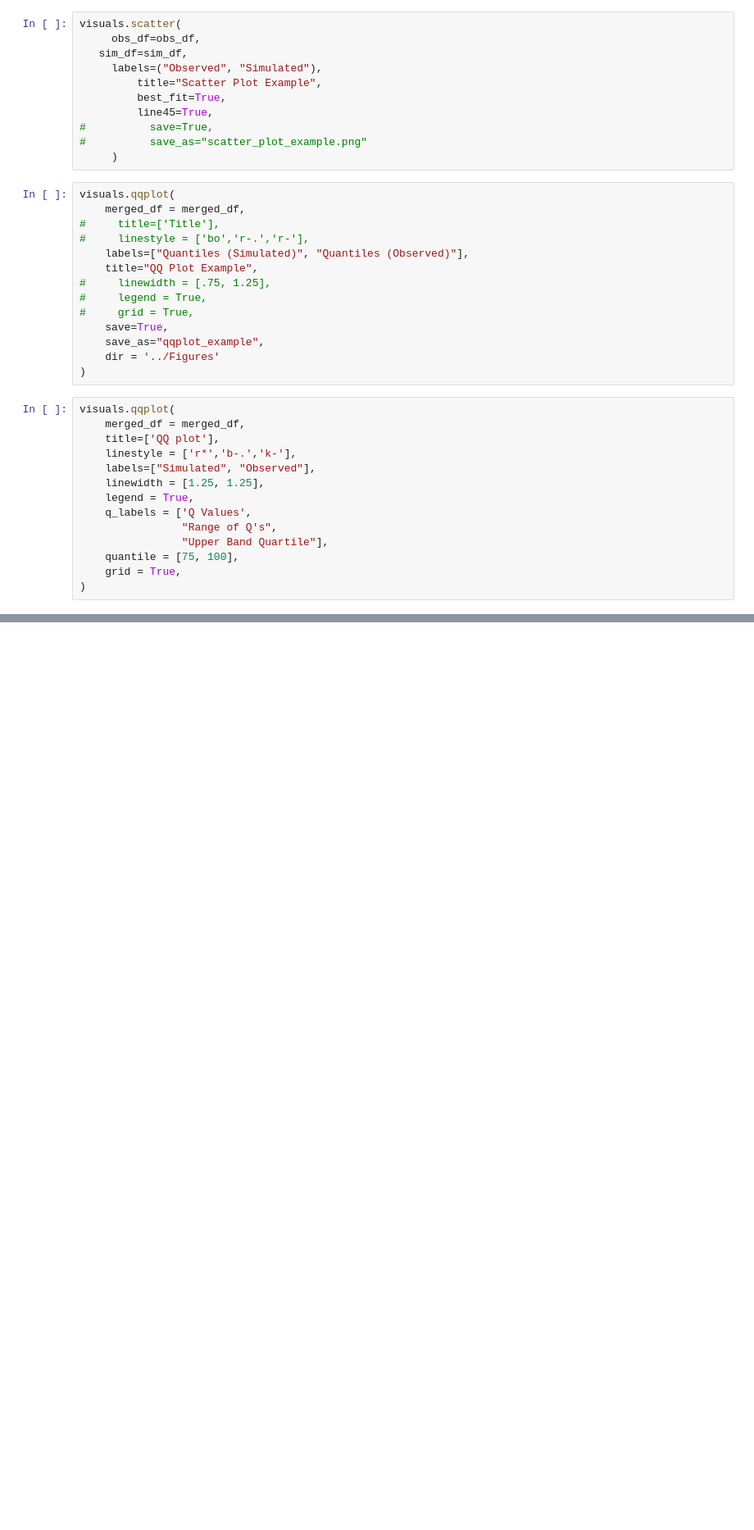
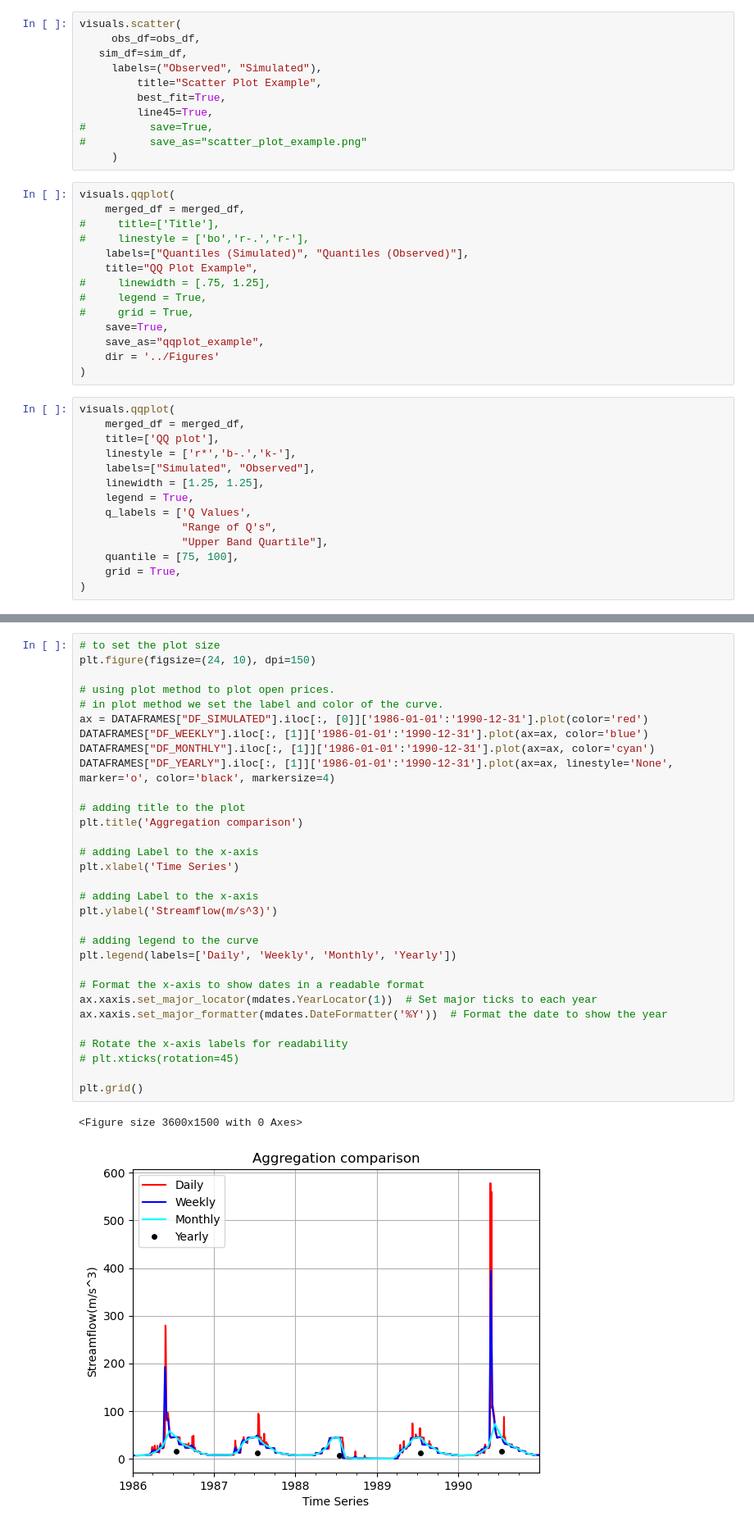
Before and after one commit to UchechukwuUdenze/NHS_PostProcessing, a Jupyter notebook: docs/source/notebooks/Examples.ipynb, the cells around one changed output, grey strips where cells are left out. Shown: that part at 82% size. Drawn from its saved outputs; the diff is of its cells as text; blank space fills up the shorter version.

```diff
--- a/docs/source/notebooks/Examples.ipynb
+++ b/docs/source/notebooks/Examples.ipynb
@@ -573,0 +681,34 @@ visuals.qqplot(
+# %%
+# to set the plot size
+plt.figure(figsize=(24, 10), dpi=150)
+
+# using plot method to plot open prices.
+# in plot method we set the label and color of the curve.
+ax = DATAFRAMES["DF_SIMULATED"].iloc[:, [0]]['1986-01-01':'1990-12-31'].plot(color='red')
+DATAFRAMES["DF_WEEKLY"].iloc[:, [1]]['1986-01-01':'1990-12-31'].plot(ax=ax, color='blue')
+DATAFRAMES["DF_MONTHLY"].iloc[:, [1]]['1986-01-01':'1990-12-31'].plot(ax=ax, color='cyan')
+DATAFRAMES["DF_YEARLY"].iloc[:, [1]]['1986-01-01':'1990-12-31'].plot(ax=ax, linestyle='None', marker='o', color='black', markersize=4)
+
+# adding title to the plot
+plt.title('Aggregation comparison')
+
+# adding Label to the x-axis
+plt.xlabel('Time Series')
+
+# adding Label to the x-axis
+plt.ylabel('Streamflow(m/s^3)')
+
+# adding legend to the curve
+plt.legend(labels=['Daily', 'Weekly', 'Monthly', 'Yearly'])
+
+# Format the x-axis to show dates in a readable format
+ax.xaxis.set_major_locator(mdates.YearLocator(1))  # Set major ticks to each year
+ax.xaxis.set_major_formatter(mdates.DateFormatter('%Y'))  # Format the date to show the year
+
+# Rotate the x-axis labels for readability
+# plt.xticks(rotation=45)
+
+plt.grid()
+# %% [output]
+<Figure size 3600x1500 with 0 Axes>
+[figure, added]
```
Also changed, not shown: parts of 8 cells of this notebook, 24 other files.
